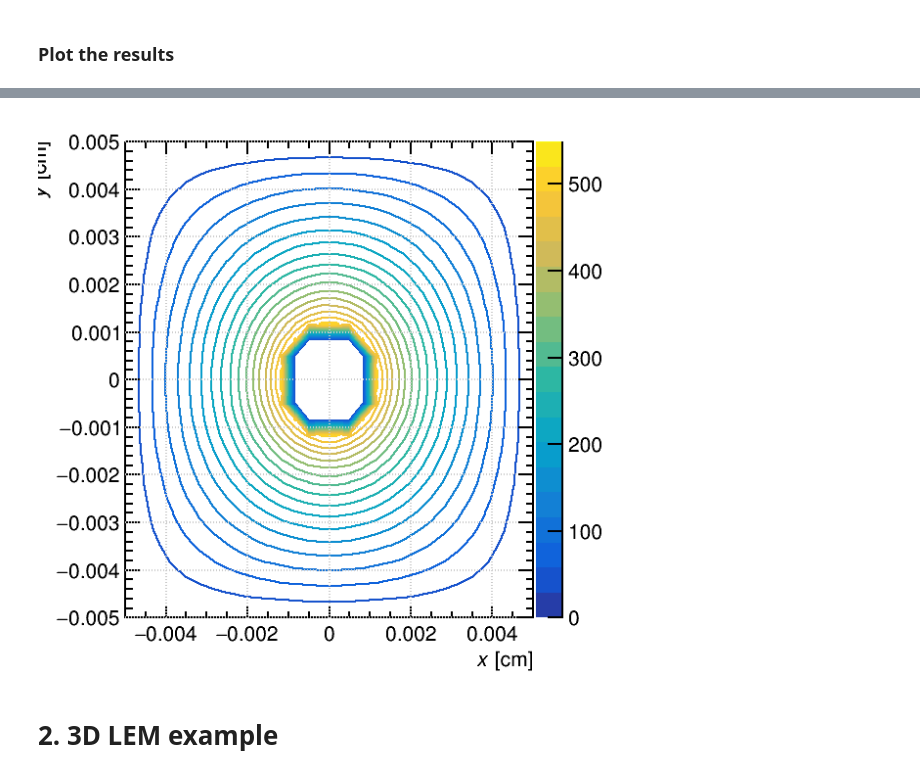
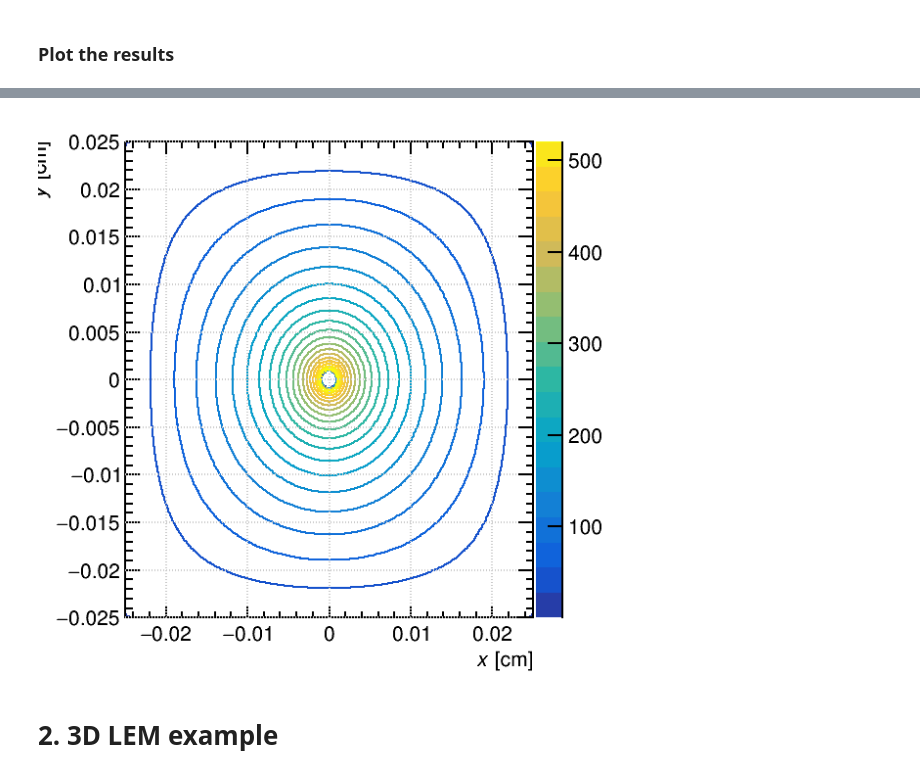
Before and after one commit to jerenner/garfieldfem, a Jupyter notebook: garfield_FEM_ESIPAP.ipynb, the cells around one changed output, grey strips where cells are left out. Cells and saved outputs as stored; diff of their text form; code cells hidden in the pictures.

```diff
--- a/garfield_FEM_ESIPAP.ipynb
+++ b/garfield_FEM_ESIPAP.ipynb
@@ -372,7 +372,7 @@ ComponentElmer2D::Initialise:
 ComponentElmer2D::Initialise: Finished.
 # %%
 # Create a Sensor object.
-axis_x = axis_y = axis_z = 0.005
+axis_x = axis_y = axis_z = 0.025
 sensor = ROOT.Garfield.Sensor()
 sensor.AddComponent(elm)
 sensor.SetArea(-axis_x, -axis_y, -axis_z, axis_x, axis_y, axis_z)
@@ -452,7 +437,7 @@ viewField.SetSensor(sensor)
 viewField.SetCanvas(cFields)
 viewField.SetArea(-axis_x, -axis_y, axis_x, axis_y)
 viewField.SetNumberOfContours(20)
-viewField.SetNumberOfSamples2d(30, 30)
+viewField.SetNumberOfSamples2d(300, 300)
 viewField.SetPlane(0, 0, 1, 0, 0, 0)
 viewField.PlotContour("v")
 cFields.Draw()
@@ -461,4 +445,4 @@ Warning in <TCanvas::Constructor>: Deleting canvas with same name: fields
-[figure, old version]
+[figure, new version]
 # %% [markdown]
 # **2. 3D LEM example**
 # %% [markdown]
```
Also changed, not shown: parts of 17 cells of this notebook.
